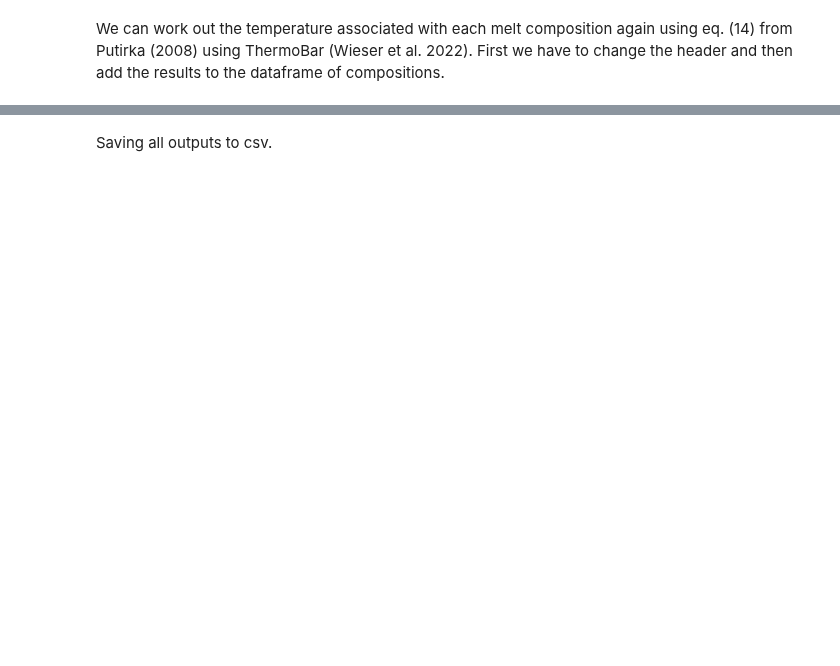
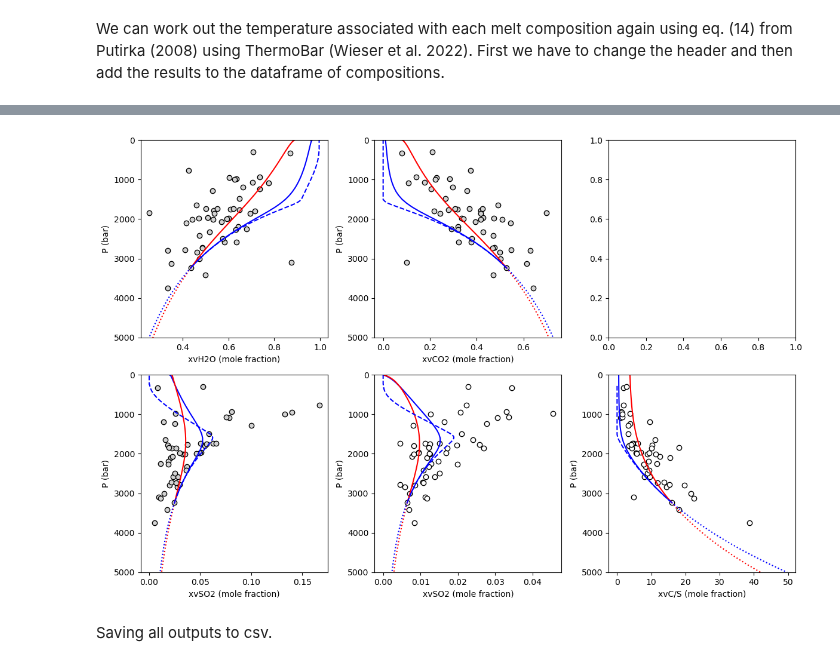
Before and after one commit to eryhughes/VolFe, a Jupyter notebook: docs/Examples/5a marianas.ipynb, the cells around one changed output, grey strips where cells are left out. Drawn from its saved outputs; the diff is of its cells as text; code cells hidden in the pictures; blank space fills up the shorter version.

```diff
--- a/docs/Examples/5a marianas.ipynb
+++ b/docs/Examples/5a marianas.ipynb
@@ -1429,3 +293,65 @@ fig.show()
+# %%
+fig, ((ax1,ax2,ax3),(ax4,ax5,ax6)) = plt.subplots(2, 3, figsize=(12,8))
+
+# H2O-P
+ax1.plot(pvsat['xgH2O_mf'], pvsat['P_bar'], 'ok', mfc='lightgrey')
+ax1.plot(degassing_closed_1['xgH2O_mf'], degassing_closed_1['P_bar'], '-b')
+ax1.plot(degassing_closed_2['xgH2O_mf'], degassing_closed_2['P_bar'], '-r')
+ax1.plot(regassing_closed_2['xgH2O_mf'], regassing_closed_2['P_bar'], ':r')
+ax1.plot(regassing_open['xgH2O_mf'], regassing_open['P_bar'], ':b')
+ax1.plot(degassing_open['xgH2O_mf'], degassing_open['P_bar'], '--b')
+ax1.set_xlabel('xvH2O (mole fraction)')
+ax1.set_ylabel('P (bar)')
+ax1.set_ylim([5000,0])
+
+# CO2-P
+ax2.plot(pvsat['xgCO2_mf'], pvsat['P_bar'], 'ok', mfc='lightgrey')
+ax2.plot(degassing_closed_1['xgCO2_mf'], degassing_closed_1['P_bar'], '-b')
+ax2.plot(degassing_closed_2['xgCO2_mf'], degassing_closed_2['P_bar'], '-r')
+ax2.plot(regassing_closed_2['xgCO2_mf'], regassing_closed_2['P_bar'], ':r')
+ax2.plot(regassing_open['xgCO2_mf'], regassing_open['P_bar'], ':b')
+ax2.plot(degassing_open['xgCO2_mf'], degassing_open['P_bar'], '--b')
+ax2.set_xlabel('xvCO2 (mole fraction)')
+ax2.set_ylabel('P (bar)')
+ax2.set_ylim([5000,0])
+
+#SO2-P
+ax4.plot(pvsat['xgSO2_mf'], pvsat['P_bar'], 'ok', mfc='lightgrey')
+ax4.plot(degassing_closed_1['xgSO2_mf'], degassing_closed_1['P_bar'], '-b')
+ax4.plot(degassing_closed_2['xgSO2_mf'], degassing_closed_2['P_bar'], '-r')
+ax4.plot(regassing_closed_2['xgSO2_mf'], regassing_closed_2['P_bar'], ':r')
+ax4.plot(regassing_open['xgSO2_mf'], regassing_open['P_bar'], ':b')
+ax4.plot(degassing_open['xgSO2_mf'], degassing_open['P_bar'], '--b')
+ax4.set_xlabel('xvSO2 (mole fraction)')
+ax4.set_ylabel('P (bar)')
+ax4.set_ylim([5000,0])
+
+#H2S-P
+ax5.plot(pvsat['xgH2S_mf'], pvsat['P_bar'], 'ok', mfc='white')
+ax5.plot(degassing_closed_1['xgH2S_mf'], degassing_closed_1['P_bar'], '-b')
+ax5.plot(degassing_closed_2['xgH2S_mf'], degassing_closed_2['P_bar'], '-r')
+ax5.plot(regassing_closed_2['xgH2S_mf'], regassing_closed_2['P_bar'], ':r')
+ax5.plot(regassing_open['xgH2S_mf'], regassing_open['P_bar'], ':b')
+ax5.plot(degassing_open['xgH2S_mf'], degassing_open['P_bar'], '--b')
+ax5.set_xlabel('xvSO2 (mole fraction)')
+ax5.set_ylabel('P (bar)')
+ax5.set_ylim([5000,0])
+
+#CS-P
+ax6.plot(pvsat['xgC_S_mf'], pvsat['P_bar'], 'ok', mfc='white')
+ax6.plot(degassing_closed_1['xgC_S_mf'], degassing_closed_1['P_bar'], '-b')
+ax6.plot(degassing_closed_2['xgC_S_mf'], degassing_closed_2['P_bar'], '-r')
+ax6.plot(regassing_closed_2['xgC_S_mf'], regassing_closed_2['P_bar'], ':r')
+ax6.plot(regassing_open['xgC_S_mf'], regassing_open['P_bar'], ':b')
+degassing_open2 = degassing_open[degassing_open['xgC_S_mf']!='']
+ax6.plot(degassing_open2['xgC_S_mf'], degassing_open2['P_bar'], '--b')
+ax6.set_xlabel('xvC/S (mole fraction)')
+ax6.set_ylabel('P (bar)')
+ax6.set_ylim([5000,0])
+
+fig.tight_layout(pad=1.0)
+# %% [output]
+[figure, added]
 # %% [markdown]
 Saving all outputs to csv.
 # %%
```
Also changed, not shown: parts of 41 cells of this notebook.
